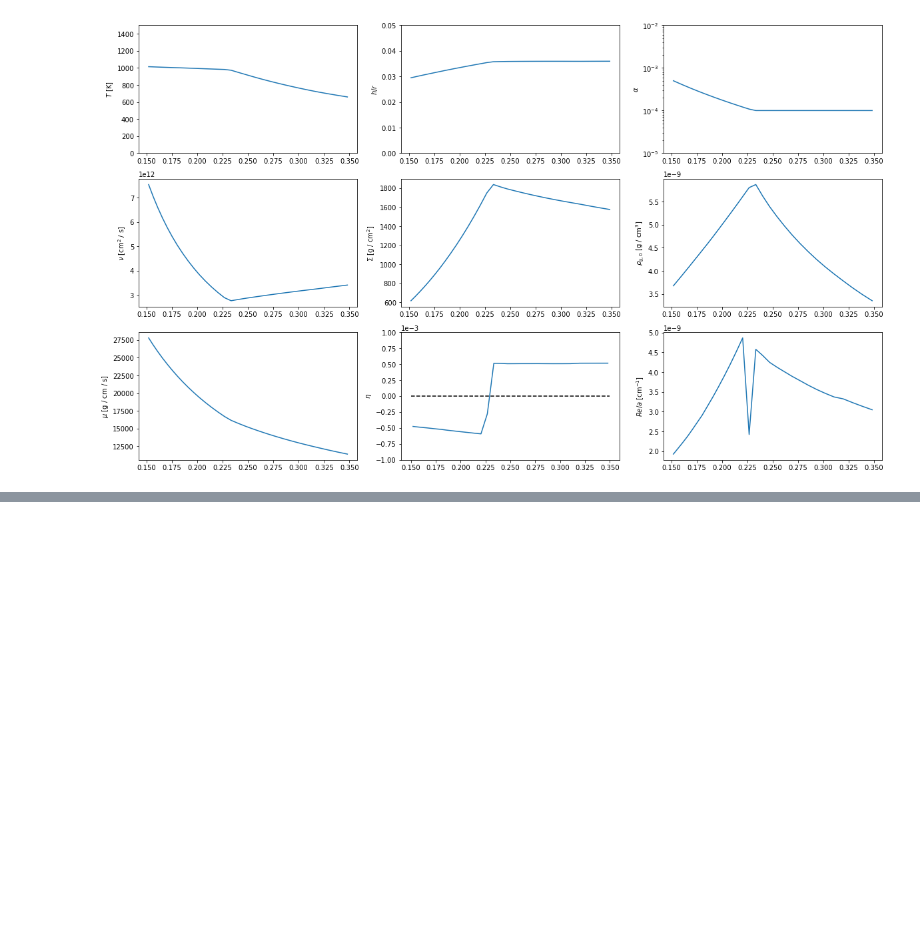
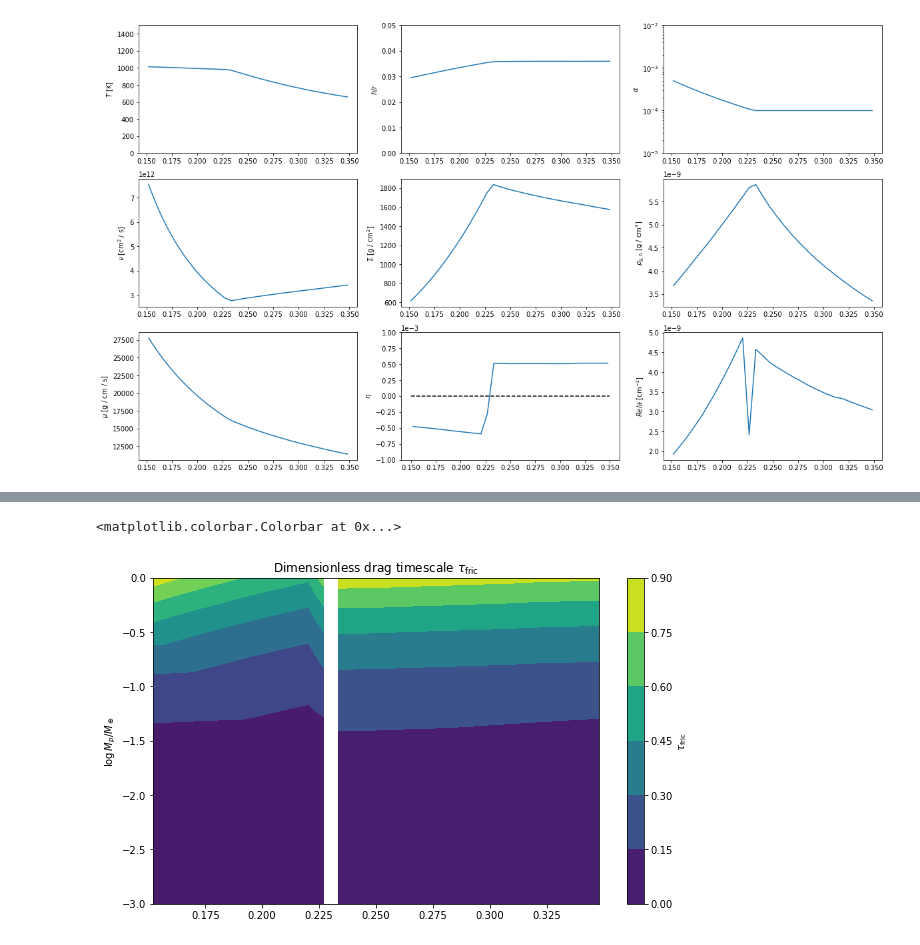
Before and after one commit to cassum-2022-project-21/workspace, a Jupyter notebook: disk/disk.ipynb, the cells around one changed output, grey strips where cells are left out. Cells and saved outputs as stored; diff of their text form; code cells hidden in the pictures; blank space fills up the shorter version.

```diff
--- a/disk/disk.ipynb
+++ b/disk/disk.ipynb
@@ -142,0 +169,9 @@ plt.savefig("Re.png")
+# %%
+plt.figure(figsize=(10, 6))
+contourf_blocked(tau / 31558150)
+plt.ylabel("$\\log M_p / M_\oplus$")
+plt.title("Dimensionless drag timescale $\\tau_{\\rm fric}$")
+plt.colorbar(label="$\\tau_{\\rm fric}$")
+# %% [output]
+<matplotlib.colorbar.Colorbar at 0x...>
+[figure, added]
```
Also changed, not shown: parts of 4 cells of this notebook, 1 other file.
